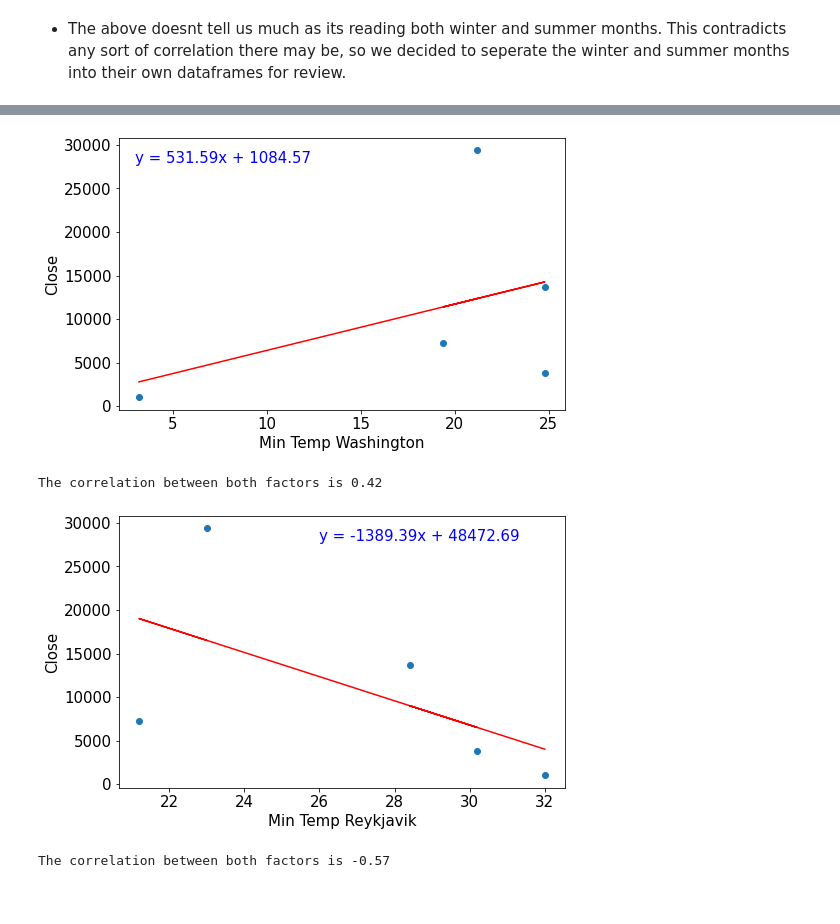
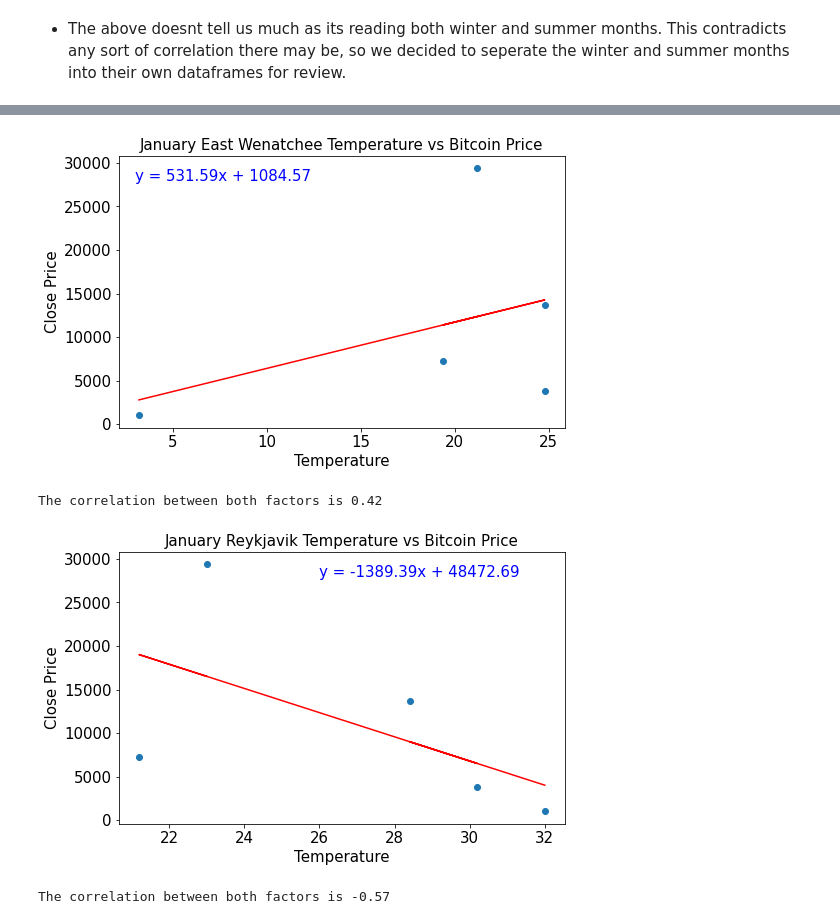
Before and after one commit to CharlotteC21/Cryptocurreny-Trend-Analysis-Group-Project, a Jupyter notebook: weather .ipynb, the cells around one changed output, grey strips where cells are left out. Saved outputs shown, nothing was run; the diff lists cells and outputs as text; code cells hidden in the pictures.

```diff
--- a/weather .ipynb
+++ b/weather .ipynb
@@ -169,26 +170,27 @@ plt.show()
 # %%
 #plot minimum winter Washington temperatures vs bitcoin price
 x_values = jan_data['Min Temp Washington']
 y_values = jan_data['Close']
 
 plt.figure(figsize=(8, 5))
 (slope, intercept, rvalue, pvalue, stderr) = linregress(x_values, y_values)
 regress_values = x_values * slope + intercept
 line_eq = "y = " + str(round(slope,2)) + "x + " + str(round(intercept,2))
 plt.scatter(x_values,y_values)
 plt.plot(x_values,regress_values,"r-")
 plt.annotate(line_eq,(3,28000),fontsize=15,color="blue")
-plt.xlabel('Min Temp Washington', fontsize=15)
-plt.ylabel('Close', fontsize=15)
+plt.title("January East Wenatchee Temperature vs Bitcoin Price", fontsize=15)
+plt.xlabel('Temperature', fontsize=15)
+plt.ylabel('Close Price', fontsize=15)
 plt.xticks(fontsize=15)
 plt.yticks(fontsize=15)
 
 plt.show()
 
 correlation = st.pearsonr(jan_data['Min Temp Washington'],jan_data['Close'])
 print(f"The correlation between both factors is {round(correlation[0],2)}")
 # %% [output]
-[figure, old version]
+[figure, new version]
 The correlation between both factors is 0.42
 # %%
 #plot minimum winter Reykjavik temperatures vs bitcoin price
@@ -202,8 +204,9 @@ line_eq = "y = " + str(round(slope,2)) + "x + " + str(round(intercept,2))
 plt.scatter(x_values,y_values)
 plt.plot(x_values,regress_values,"r-")
 plt.annotate(line_eq,(26,28000),fontsize=15,color="blue")
-plt.xlabel('Min Temp Reykjavik', fontsize=15)
-plt.ylabel('Close', fontsize=15)
+plt.title("January Reykjavik Temperature vs Bitcoin Price", fontsize=15)
+plt.xlabel('Temperature', fontsize=15)
+plt.ylabel('Close Price', fontsize=15)
 plt.xticks(fontsize=15)
 plt.yticks(fontsize=15)
 
@@ -212,7 +215,7 @@ plt.show()
 correlation = st.pearsonr(jan_data['Min Temp Reykjavik'],jan_data['Close'])
 print(f"The correlation between both factors is {round(correlation[0],2)}")
 # %% [output]
-[figure, old version]
+[figure, new version]
 The correlation between both factors is -0.57
 # %%
 #plot maximum summer Washington temperatures vs bitcoin price
```
Also changed, not shown: parts of 4 cells of this notebook.
